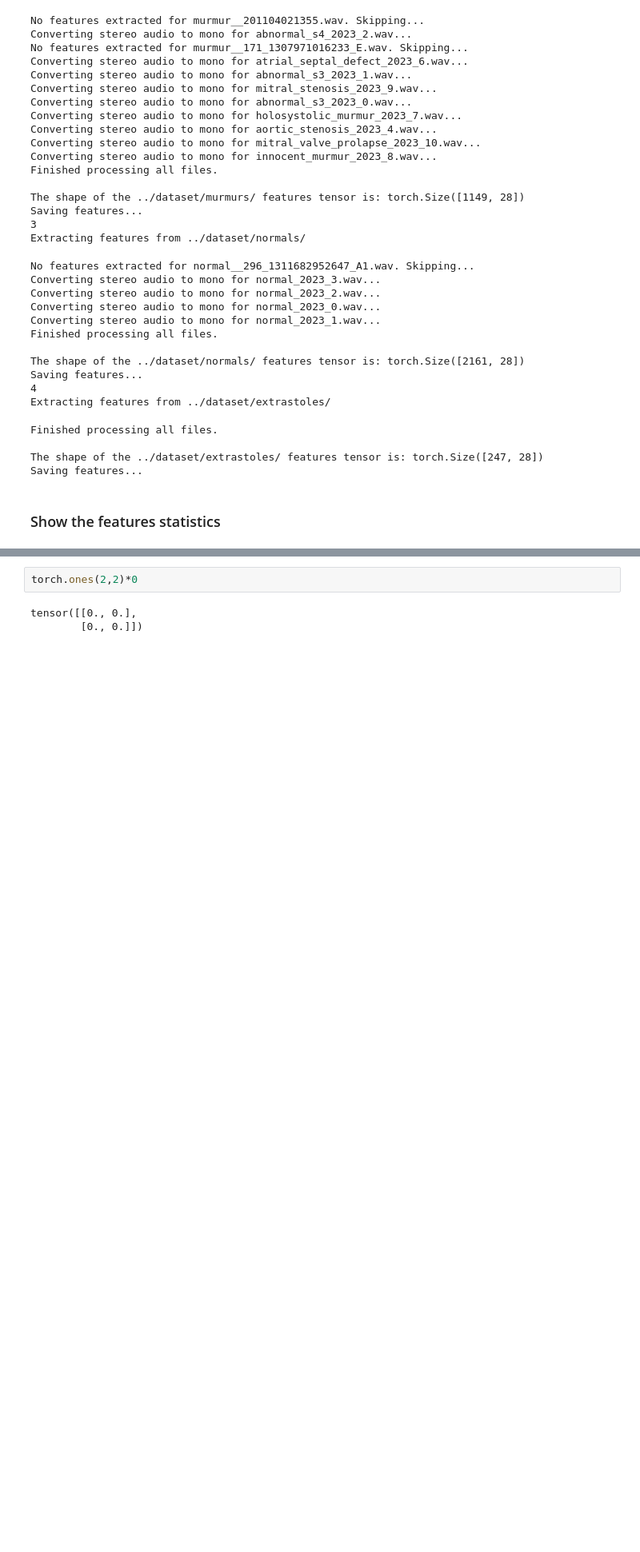
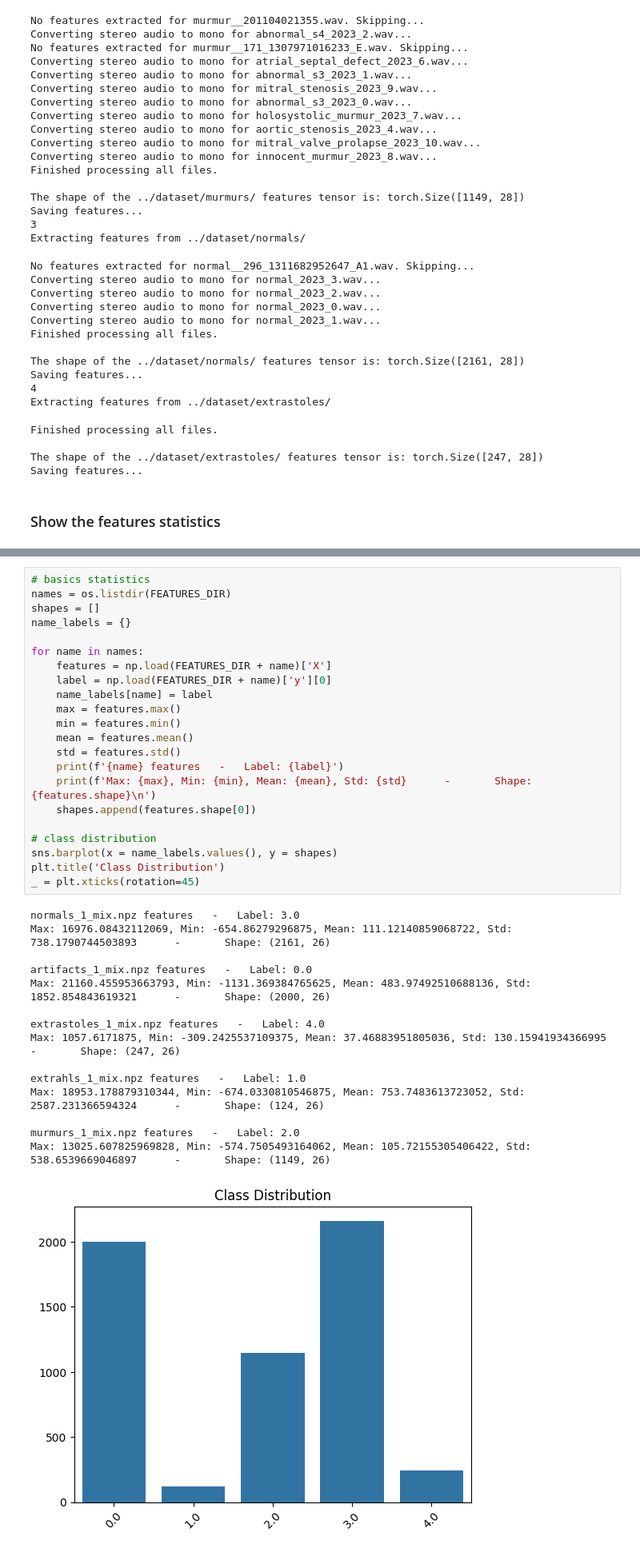
Before and after one commit to DavideLigari01/advanced-biomedical-project, a Jupyter notebook: notebooks/extraction.ipynb, the cells around one changed output, grey strips where cells are left out. Shown at 80% size. Cells and saved outputs as stored; diff of their text form; blank space fills up the shorter version.

```diff
--- a/notebooks/extraction.ipynb
+++ b/notebooks/extraction.ipynb
@@ -181,5 +141,38 @@ FileNotFoundError: [Errno 2] No such file or directory: '../features/artifacts_1
-# %%
-torch.ones(2,2)*0
-# %% [output]
-tensor([[0., 0.],
-        [0., 0.]])
+# %%
+# basics statistics
+names = os.listdir(FEATURES_DIR)
+shapes = []
+name_labels = {}
+
+for name in names:
+	features = np.load(FEATURES_DIR + name)['X']
+	label = np.load(FEATURES_DIR + name)['y'][0]
+	name_labels[name] = label
+	max = features.max()
+	min = features.min()
+	mean = features.mean()
+	std = features.std()
+	print(f'{name} features   -   Label: {label}')
+	print(f'Max: {max}, Min: {min}, Mean: {mean}, Std: {std}      -       Shape: {features.shape}\n')
+	shapes.append(features.shape[0])
+
+# class distribution
+sns.barplot(x = name_labels.values(), y = shapes)
+plt.title('Class Distribution')
+_ = plt.xticks(rotation=45)
+# %% [output]
+normals_1_mix.npz features   -   Label: 3.0
+Max: 16976.08432112069, Min: -654.86279296875, Mean: 111.12140859068722, Std: 738.1790744503893      -       Shape: (2161, 26)
+
+artifacts_1_mix.npz features   -   Label: 0.0
+Max: 21160.455953663793, Min: -1131.369384765625, Mean: 483.97492510688136, Std: 1852.854843619321      -       Shape: (2000, 26)
+
+extrastoles_1_mix.npz features   -   Label: 4.0
+Max: 1057.6171875, Min: -309.2425537109375, Mean: 37.46883951805036, Std: 130.15941934366995      -       Shape: (247, 26)
+
+extrahls_1_mix.npz features   -   Label: 1.0
+Max: 18953.178879310344, Min: -674.0330810546875, Mean: 753.7483613723052, Std: 2587.231366594324      -       Shape: (124, 26)
+
+murmurs_1_mix.npz features   -   Label: 2.0
+Max: 13025.607825969828, Min: -574.7505493164062, Mean: 105.72155305406422, Std: 538.6539669046897      -       Shape: (1149, 26)
+[figure, added]
```
Also changed, not shown: parts of 2 cells of this notebook, 2 other files.
